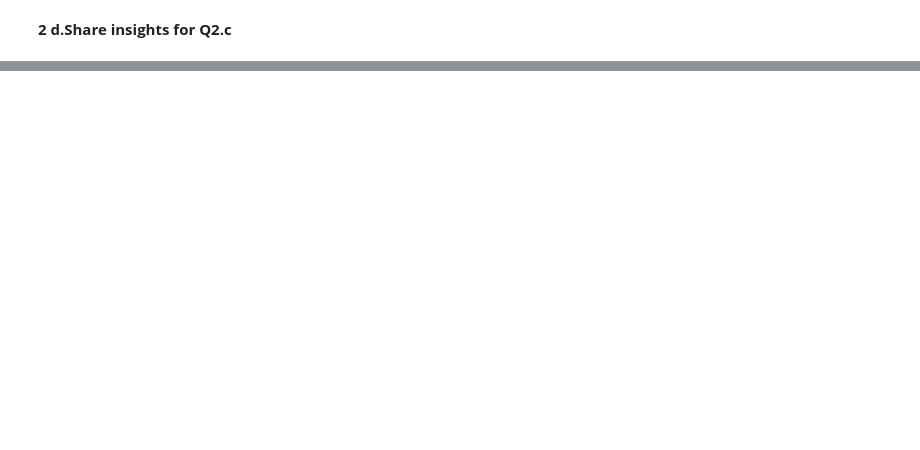
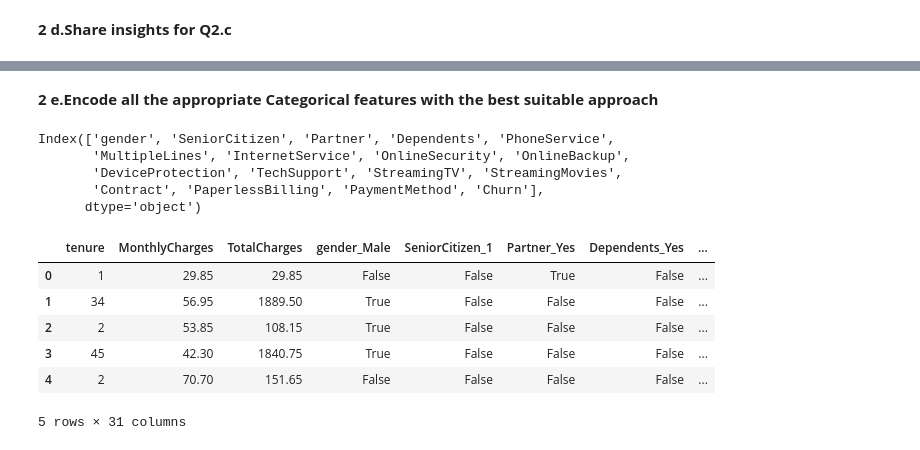
Before and after one commit to RethinaDuraiJohn/GreatLearning, a Jupyter notebook: Ensemble/Project/EnsembleProject.ipynb, the cells around one changed output, grey strips where cells are left out. Saved outputs shown, nothing was run; the diff lists cells and outputs as text; code cells hidden in the pictures; blank space fills up the shorter version.

```diff
--- a/Ensemble/Project/EnsembleProject.ipynb
+++ b/Ensemble/Project/EnsembleProject.ipynb
@@ -240,0 +329,27 @@ distribution_pie_charts(data)
+# %% [markdown]
+**2 e.Encode all the appropriate Categorical features with the
+best suitable approach**
+# %%
+#removing a CustomerID columns since its not useful
+data = data.drop("customerID",axis=1)
+# %%
+categorical_columns = data.select_dtypes(include=['object']).columns
+categorical_columns
+# %% [output]
+Index(['gender', 'SeniorCitizen', 'Partner', 'Dependents', 'PhoneService',
+       'MultipleLines', 'InternetService', 'OnlineSecurity', 'OnlineBackup',
+       'DeviceProtection', 'TechSupport', 'StreamingTV', 'StreamingMovies',
+       'Contract', 'PaperlessBilling', 'PaymentMethod', 'Churn'],
+      dtype='object')
+# %%
+data = pd.get_dummies(data, columns=categorical_columns, drop_first=True)
+# %%
+data.head()
+# %% [output]
+|  | tenure | MonthlyCharges | TotalCharges | gender_Male | SeniorCitizen_1 | Partner_Yes | Dependents_Yes | ... |
+| 0 | 1 | 29.85 | 29.85 | False | False | True | False | ... |
+| 1 | 34 | 56.95 | 1889.50 | True | False | False | False | ... |
+| 2 | 2 | 53.85 | 108.15 | True | False | False | False | ... |
+| 3 | 45 | 42.30 | 1840.75 | True | False | False | False | ... |
+| 4 | 2 | 70.70 | 151.65 | False | False | False | False | ... |
+5 rows × 31 columns
```
Also changed, not shown: parts of 3 cells of this notebook.
